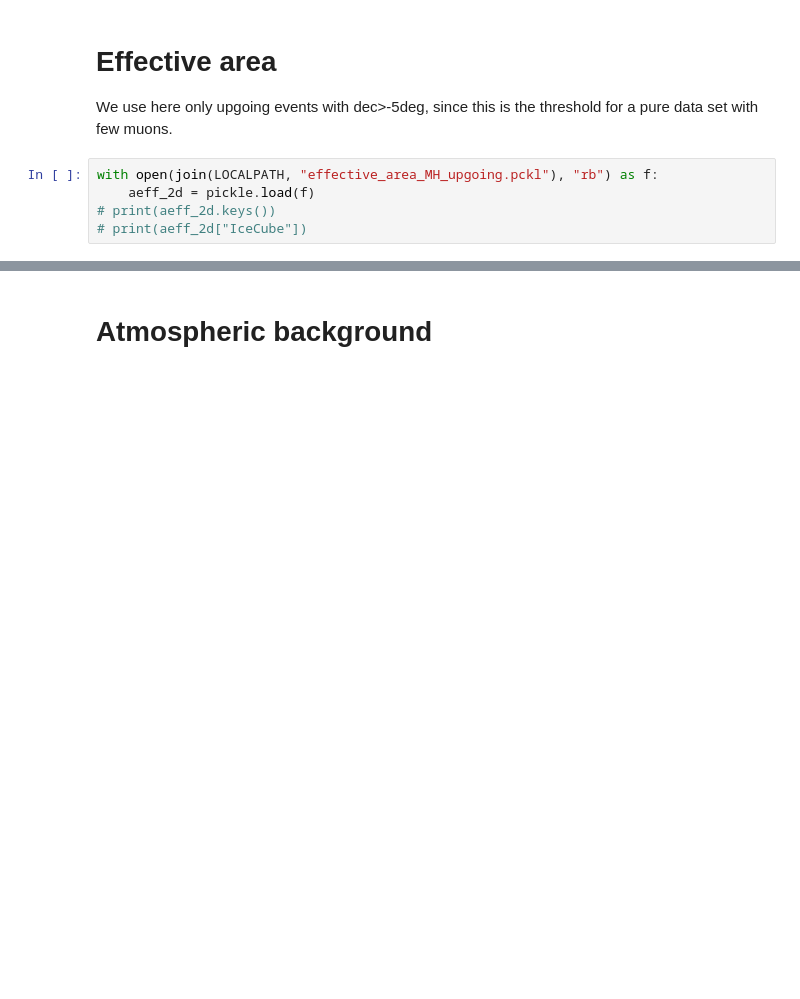
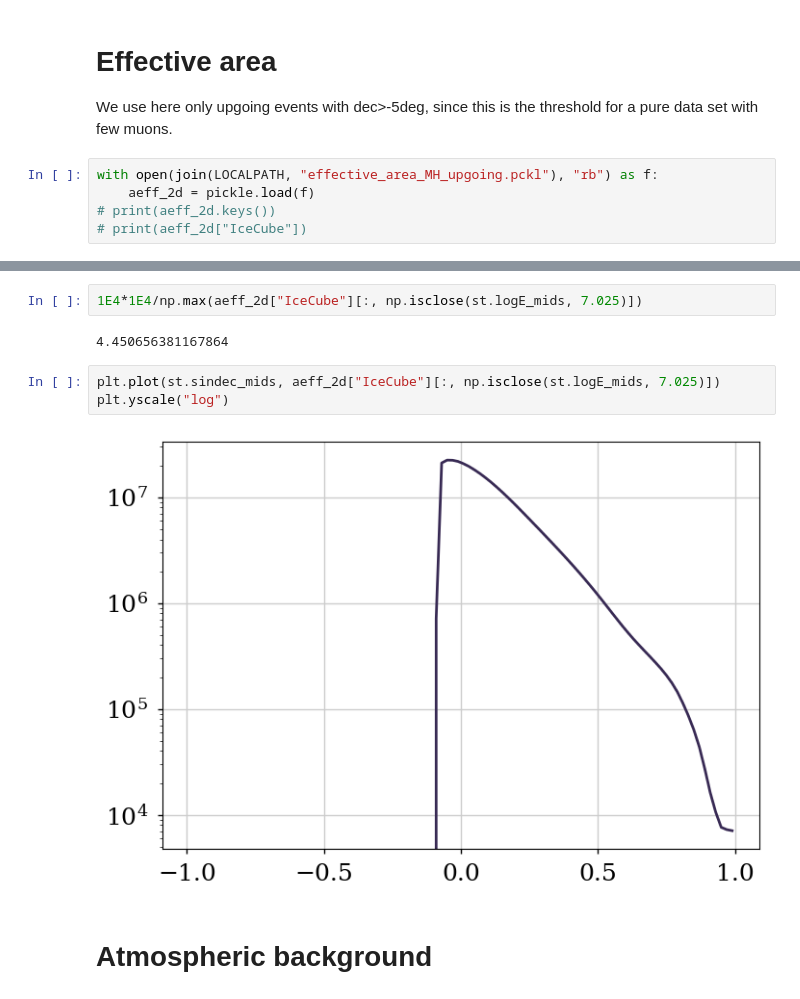
Before and after one commit to PLEnuM-group/Plenum, a Jupyter notebook: notebooks/analysis/pointsource_analysis_multi.ipynb, the cells around one changed output, grey strips where cells are left out. Saved outputs shown, nothing was run; the diff lists cells and outputs as text; blank space fills up the shorter version.

```diff
--- a/notebooks/analysis/pointsource_analysis_multi.ipynb
+++ b/notebooks/analysis/pointsource_analysis_multi.ipynb
@@ -134,3 +149,12 @@ with open(join(LOCALPATH, "effective_area_MH_upgoing.pckl"), "rb") as f:
+# %%
+1E4*1E4/np.max(aeff_2d["IceCube"][:, np.isclose(st.logE_mids, 7.025)])
+# %% [output]
+4.450656381167864
+# %%
+plt.plot(st.sindec_mids, aeff_2d["IceCube"][:, np.isclose(st.logE_mids, 7.025)])
+plt.yscale("log")
+# %% [output]
+[figure, added]
 # %% [markdown]
 # Atmospheric background
 # %%
```
Also changed, not shown: parts of 3 cells of this notebook, 1 other file.
